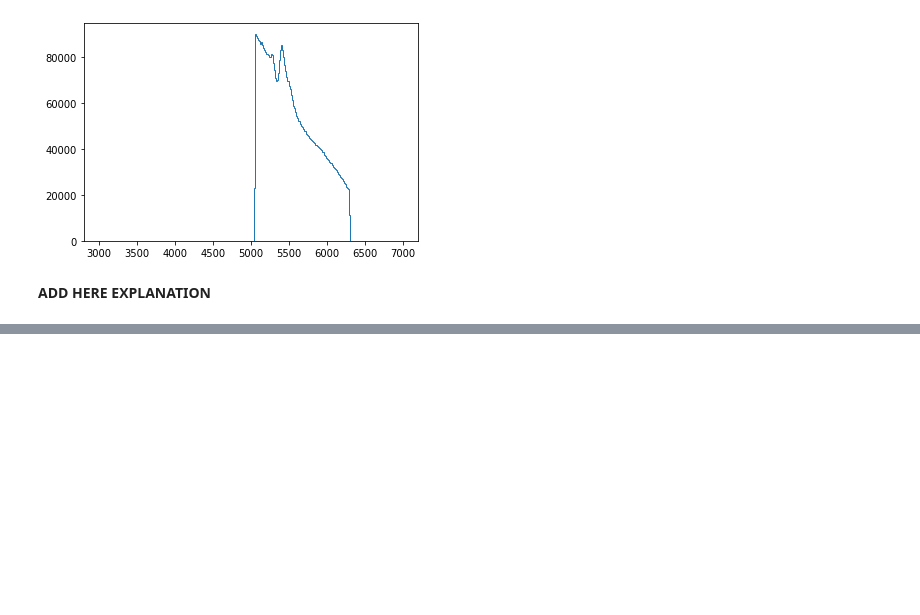
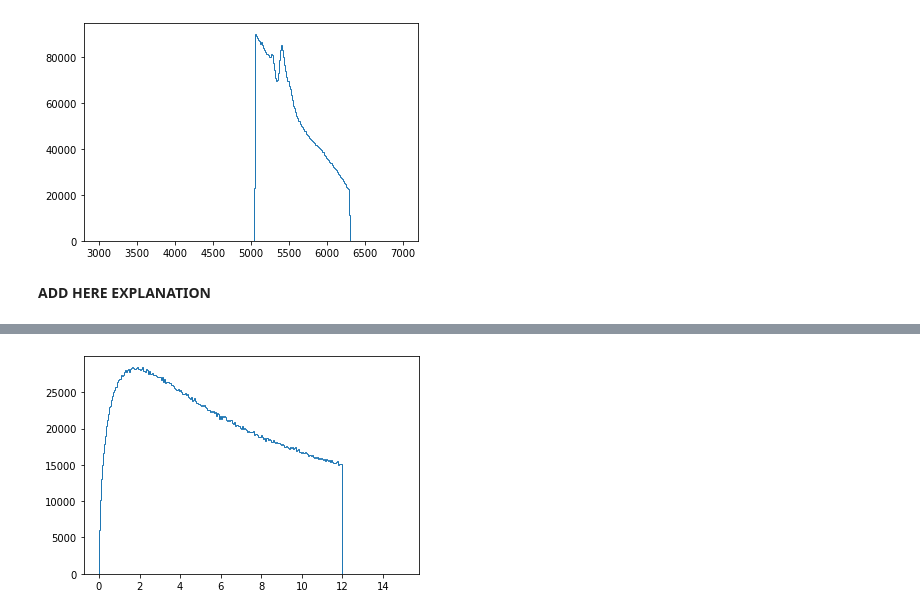
Before and after one commit to tsiligardi/PRA3024-Analysis-of-big-data-in-physics, a Jupyter notebook: LHCb_no_root.ipynb, the cells around one changed output, grey strips where cells are left out. Drawn from its saved outputs; the diff is of its cells as text; code cells hidden in the pictures; blank space fills up the shorter version.

```diff
--- a/LHCb_no_root.ipynb
+++ b/LHCb_no_root.ipynb
@@ -62,0 +85,5 @@ plt.hist(mass_mother,300,(3000,7000),histtype='step');
+# %%
+#make a plot of the B_VertexChi2
+plt.hist(f["DecayTree/B_VertexChi2"].array(library="np"),300,(0,15),histtype='step',label='B vertex ki');
+# %% [output]
+[figure, added]
```
Also changed, not shown: parts of 5 cells of this notebook.
